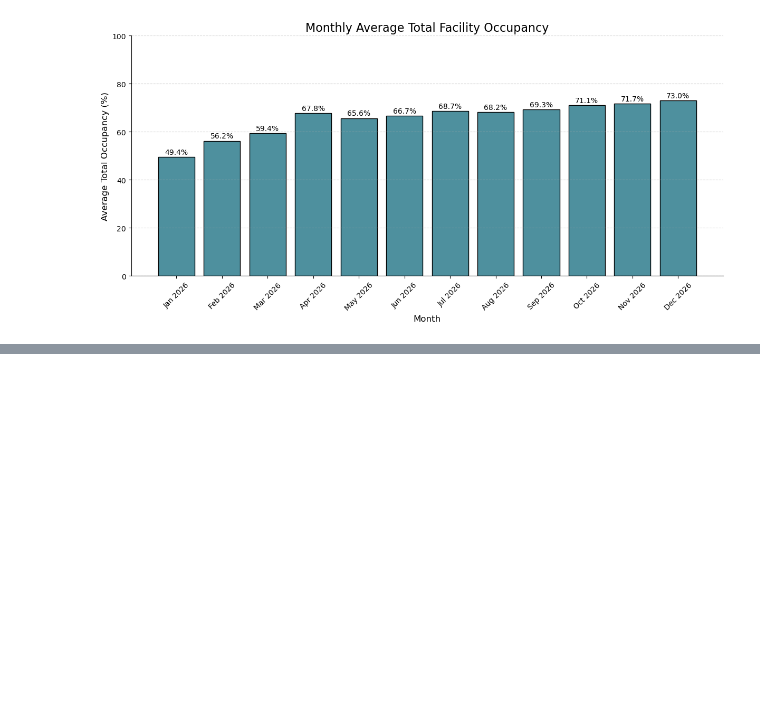
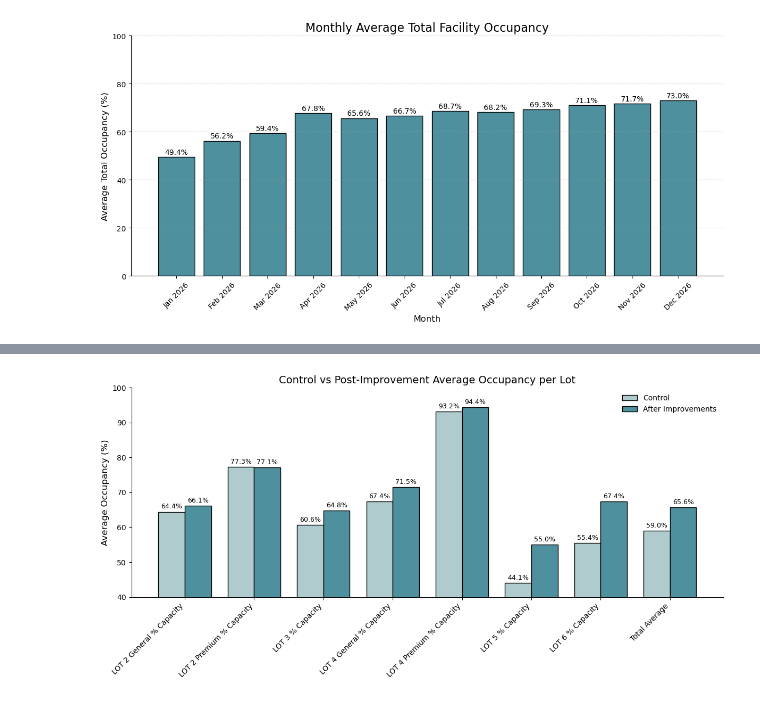
Before and after one commit to doom-boy/Ontario-Competition-Project, a Jupyter notebook: dynamicOccupationsHypothetical.ipynb, the cells around one changed output, grey strips where cells are left out. Drawn from its saved outputs; the diff is of its cells as text; code cells hidden in the pictures; blank space fills up the shorter version.

```diff
--- a/dynamicOccupationsHypothetical.ipynb
+++ b/dynamicOccupationsHypothetical.ipynb
@@ -753,0 +767,80 @@ plt.show()
+# %%
+import pandas as pd
+import matplotlib.pyplot as plt
+import seaborn as sns
+import numpy as np
+
+# --- Helper: compute weighted yearly lot averages ---
+def compute_lot_averages(df):
+    lot_occ_cols = [
+        'LOT 2 General Occupied', 'LOT 2 Premium Occupied',
+        'LOT 3 Occupied', 'LOT 4 General Occupied',
+        'LOT 4 Premium Occupied', 'LOT 5 Occupied',
+        'LOT 6 Occupied'
+    ]
+    lot_space_cols = [
+        'LOT 2 General Spaces', 'LOT 2 Premium Spaces',
+        'LOT 3 Spaces', 'LOT 4 General Spaces',
+        'LOT 4 Premium Spaces', 'LOT 5 Spaces',
+        'LOT 6 Spaces'
+    ]
+
+    df = df.copy()
+    df['Date'] = pd.to_datetime(df['Date'])
+
+    # Compute weighted % capacity per lot
+    weighted_pcts = {}
+    for occ_col, space_col in zip(lot_occ_cols, lot_space_cols):
+        total_occ = df[occ_col].sum()
+        total_space = df[space_col].sum()
+        weighted_pcts[occ_col.replace('Occupied', '% Capacity')] = (total_occ / total_space) * 100
+
+    # Compute total facility % capacity
+    total_occ_all = df[lot_occ_cols].sum().sum()
+    total_space_all = df[lot_space_cols].sum().sum()
+    weighted_pcts['Total Average'] = (total_occ_all / total_space_all) * 100
+
+    return pd.Series(weighted_pcts)
+
+# --- Compute averages for the two datasets ---
+avg_df = compute_lot_averages(df)
+avg_converge = compute_lot_averages(df_hypo_converge)
+
+# --- Prepare data for overlay plot ---
+labels = avg_df.index
+x = np.arange(len(labels))
+width = 0.38  # bar width
+
+fig, ax = plt.subplots(figsize=(12, 6))
+
+bars1 = ax.bar(x - width/2, avg_df.values, width, label='Control',
+               color="#b0cbce", edgecolor="black")
+bars2 = ax.bar(x + width/2, avg_converge.values, width, label='After Improvements',
+               color="#4e909e", edgecolor="black")
+
+# --- Add labels above bars ---
+for bars in [bars1, bars2]:
+    for bar in bars:
+        height = bar.get_height()
+        ax.text(
+            bar.get_x() + bar.get_width()/2,
+            height + 0.5,
+            f'{height:.1f}%',
+            ha='center', va='bottom', fontsize=9
+        )
+
+# --- Aesthetics ---
+ax.set_xticks(x)
+ax.set_xticklabels(labels, rotation=45, ha='right')
+ax.set_ylabel("Average Occupancy (%)", fontsize=12)
+ax.set_title("Control vs Post-Improvement Average Occupancy per Lot", fontsize=14, fontweight='normal')
+ax.grid(False)
+ax.set_ylim(40, 100)
+sns.despine(ax=ax)
+ax.legend(frameon=False)
+
+plt.tight_layout()
+plt.savefig("lot_facility_comparison_overlaid.png", dpi=300, bbox_inches='tight')
+plt.show()
+# %% [output]
+[figure, added]
```
Also changed, not shown: parts of 6 cells of this notebook, 9 other files.
